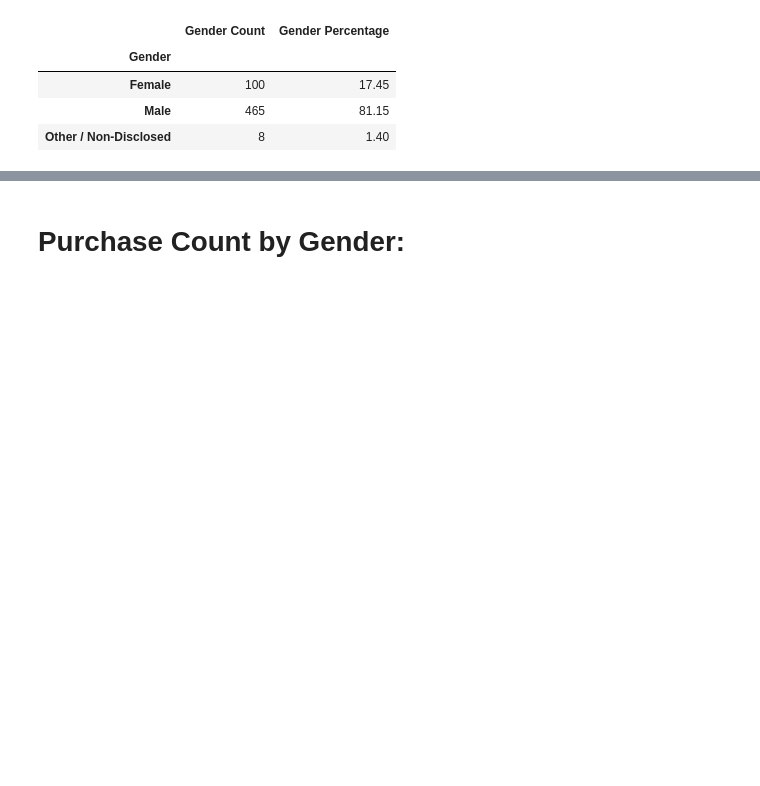
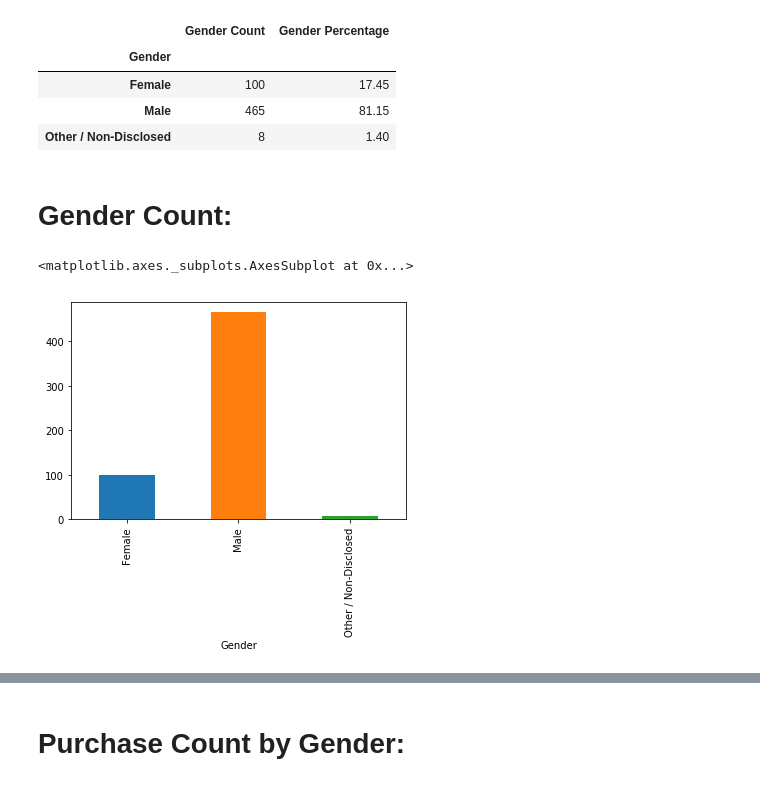
Before and after one commit to jgroth1/Pandas_data_Analysis, a Jupyter notebook: HeroesOfPymoli/Heroes_of_Pymoli_Analysis.ipynb, the cells around one changed output, grey strips where cells are left out. Saved outputs shown, nothing was run; the diff lists cells and outputs as text; code cells hidden in the pictures; blank space fills up the shorter version.

```diff
--- a/HeroesOfPymoli/Heroes_of_Pymoli_Analysis.ipynb
+++ b/HeroesOfPymoli/Heroes_of_Pymoli_Analysis.ipynb
@@ -73,3 +75,10 @@ gender_count
 | Female | 100 | 17.45 |
 | Male | 465 | 81.15 |
 | Other / Non-Disclosed | 8 | 1.40 |
+# %% [markdown]
+# Gender Count:
+# %%
+gender_count['Gender Count'].plot.bar()
+# %% [output]
+<matplotlib.axes._subplots.AxesSubplot at 0x...>
+[figure, added]
```
Also changed, not shown: parts of 9 cells of this notebook.
